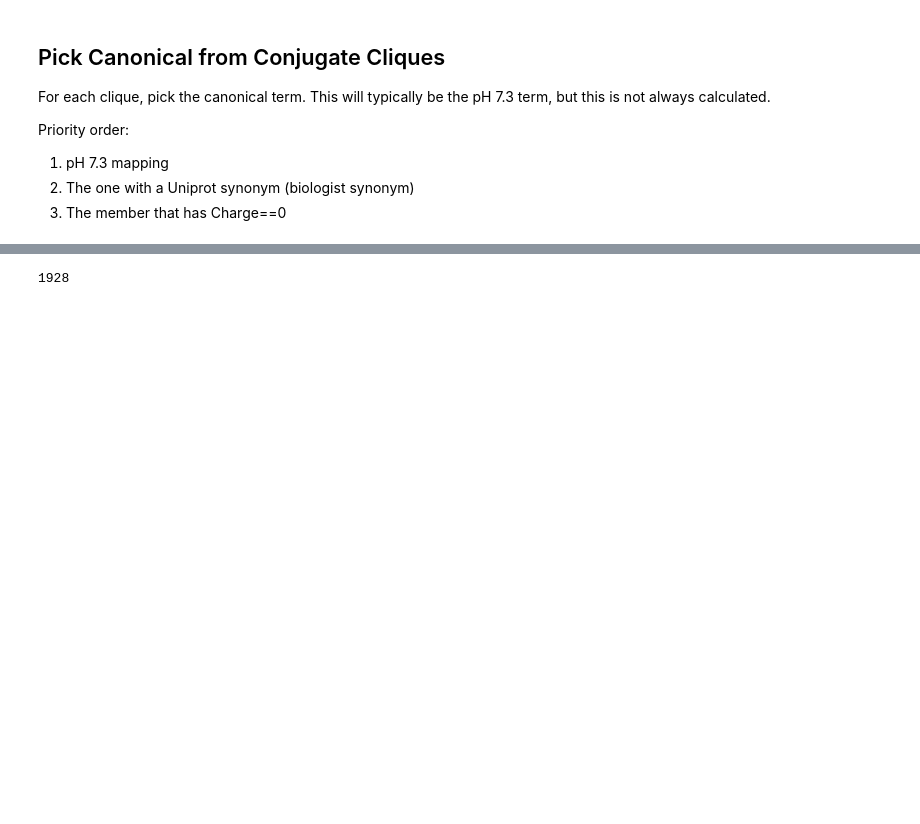
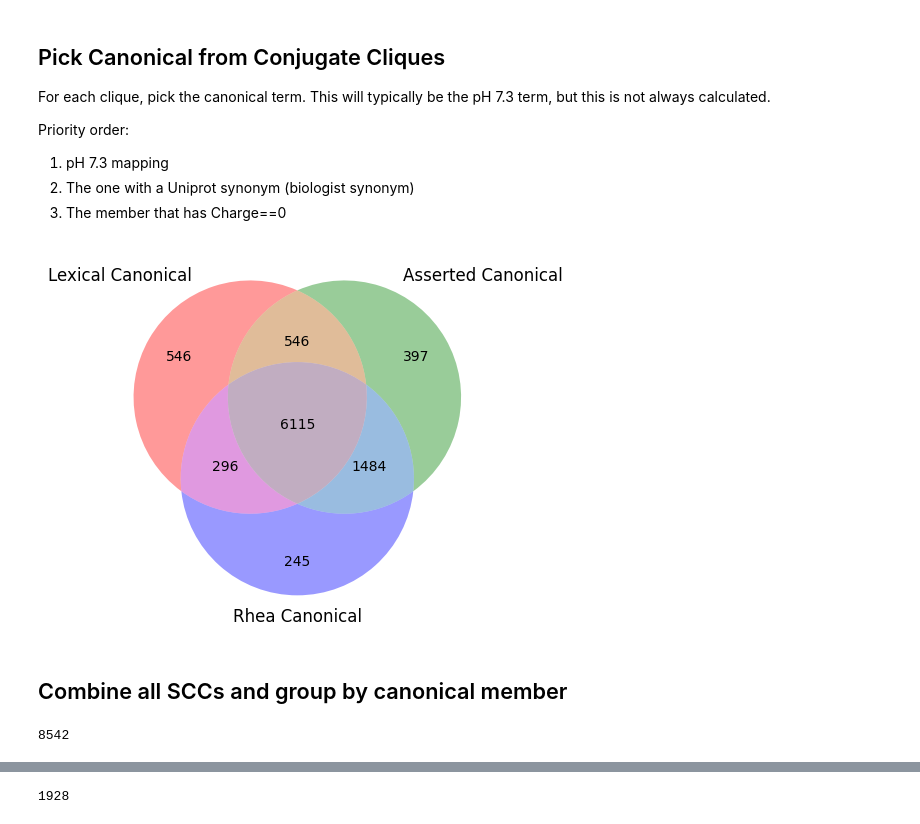
Before and after one commit to cmungall/chemessence, a Jupyter notebook: src/notebooks/CHEBI-Slimmer.ipynb, the cells around one changed output, grey strips where cells are left out. Cells and saved outputs as stored; diff of their text form; code cells hidden in the pictures; blank space fills up the shorter version.

```diff
--- a/src/notebooks/CHEBI-Slimmer.ipynb
+++ b/src/notebooks/CHEBI-Slimmer.ipynb
@@ -289,7 +540,10 @@ suffixes = {
     "zwitterion(2-)": -2,
     "anion(1-)": -1,
     # standard
-    "zwitterion": None, "anion": (-99, -1), "cation": (1, 99), "ion": None,
+    "zwitterion": None,
+    "anion": (-99, -1),
+    "cation": (1, 99),
+    "ion": None,
     "ate": None,
     "acid": None,
 
@@ -335,6 +589,8 @@ def _norm(label: str) -> str:
 
 def _de_acid(label: str) -> str:
     if label.endswith(" acid"):
+        label = label.replace(" acid", "")
+    if label.endswith("-acid"):
         label = label.replace(" acid", "")
     if label.endswith("ic"):
         label = label.replace("ic", "")
@@ -872,7 +1147,7 @@ def pick_canonical(ids: List[str]) -> str:
     2. Uniprot synonyms
     3. Charge 0
 
-    :param ids:
+    :param ids: SCC
     :return:
     """
     # ensure deterministic order
@@ -904,6 +1179,25 @@ assert pick_canonical([L_CYSTEINE_ZWITTERION]) == L_CYSTEINE_ZWITTERION
 assert pick_canonical([CYSTEINE_ZWITTERION, CYSTEINATE_1_MINUS, CYSTEINIUM]) == CYSTEINE_ZWITTERION
 assert pick_canonical([AMINO_ACID, AMINO_ACID_ANION]) == AMINO_ACID
 assert pick_canonical([ALPHA_AMINO_ACID, ALPHA_AMINO_ACID_ANION, ALPHA_AMINO_ACID_ZWITTERION]) == ALPHA_AMINO_ACID_ZWITTERION
+# %%
+def my_venn3_canonical(sccs_list, *args, **kwargs):
+    """
+    Draw venn diagram of SCC Lists.
+
+    Note: Each element in each set is a complete SCC, thus if two SCCs
+    overlap but are non-identical, they are treated differently.
+    """
+    canonicals_lists = []
+    for sccs in sccs_list:
+        canonicals_lists.append(set([pick_canonical(scc) for scc in sccs]))
+    venn3_unweighted(canonicals_lists, *args, **kwargs)
+# %%
+my_venn3_canonical([lexical_sccs, asserted_sccs, rhea_sccs], ("Lexical Canonical", "Asserted Canonical", "Rhea Canonical"))
+plt.show()
+# %% [output]
+[figure, added]
+# %% [markdown]
+## Combine all SCCs and group by canonical member
 # %%
 from typing import Set, Tuple
 
@@ -926,2 +1222,6 @@ assert len(canonical_to_members) > 8000
 assert members_to_canonical[CYSTEINE_ZWITTERION] == CYSTEINE_ZWITTERION
 assert members_to_canonical[CYSTEINATE_1_MINUS] == CYSTEINE_ZWITTERION
+# %%
+len(canonical_to_members)
+# %% [output]
+8542
```
Also changed, not shown: parts of 88 cells of this notebook.
